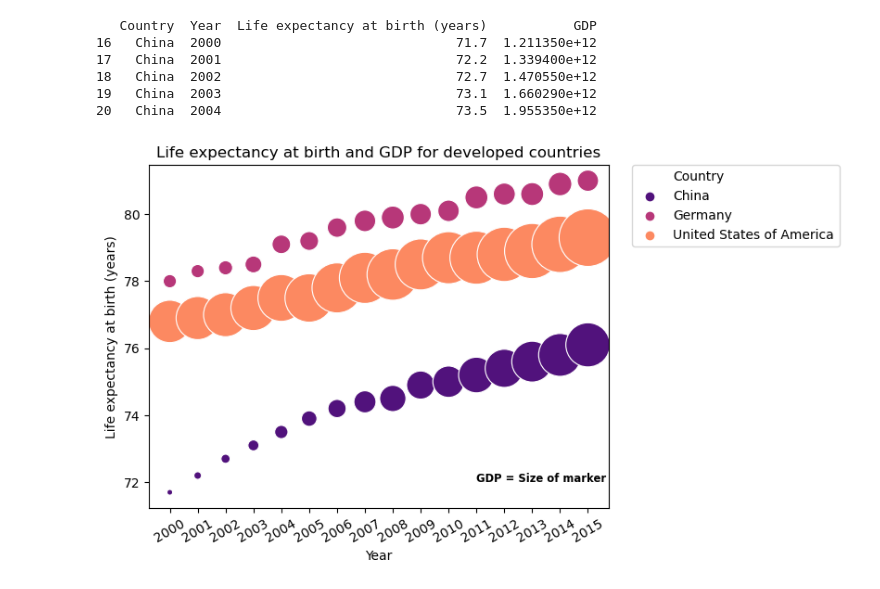
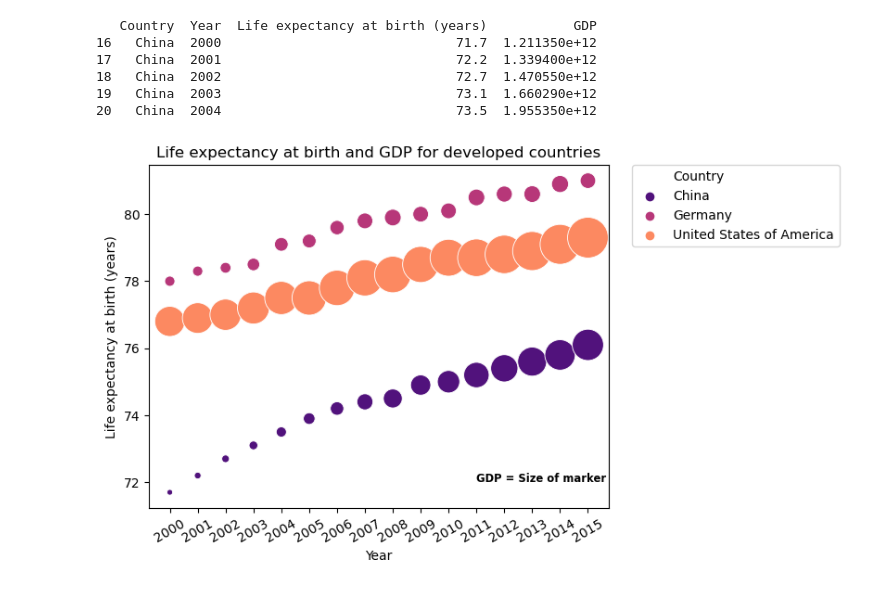
Before and after one commit to Claudio-AhumadaL/Life-Expectancy-and-GDP-Analysis, a Jupyter notebook: life_expectancy_gdp_Claudio-AhumadaL.ipynb, the cells around one changed output. Cells and saved outputs as stored; diff of their text form; code cells hidden in the pictures.

```diff
--- a/life_expectancy_gdp_Claudio-AhumadaL.ipynb
+++ b/life_expectancy_gdp_Claudio-AhumadaL.ipynb
@@ -209,16 +209,16 @@ print(developed_countries_data.head())
 19   China  2003                              73.1  1.660290e+12
 20   China  2004                              73.5  1.955350e+12
 # %%
-# Life expectancy at birht and GDP for developed countries using Bubble Chart
+# Life expectancy at birth and GDP for developed countries using Bubble Chart
 
 axb = sns.scatterplot(data=developed_countries_data, x="Year", y="Life expectancy at birth (years)", \
-                      size="GDP", sizes=(20, 2000), hue = "Country", palette="magma")
+                      size="GDP", sizes=(20, 1000), hue = "Country", palette="magma")
 h,l = axb.get_legend_handles_labels()
 axb.set_xticks(years)
 axb.set_xticklabels(labels = years, rotation=30)
 plt.legend(h[0:4],l[0:4],bbox_to_anchor=(1.05, 1), loc=2, borderaxespad=0.)
 plt.text(2011, 72, "GDP = Size of marker", horizontalalignment='left', size='small', color='black', weight='semibold')
 plt.title("Life expectancy at birth and GDP for developed countries")
 plt.show()
 # %% [output]
-[figure, old version]
+[figure, new version]
```
Also changed, not shown: parts of 1 cell of this notebook.
